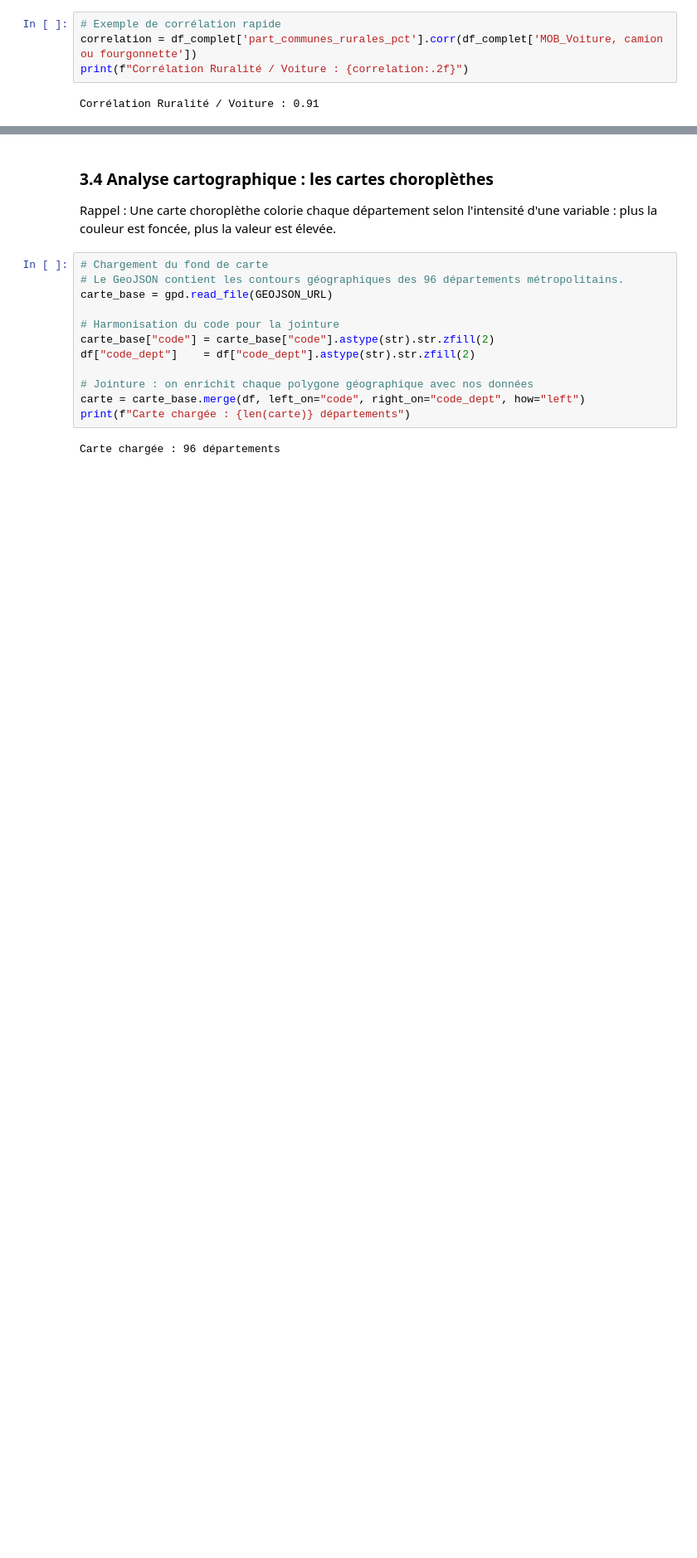
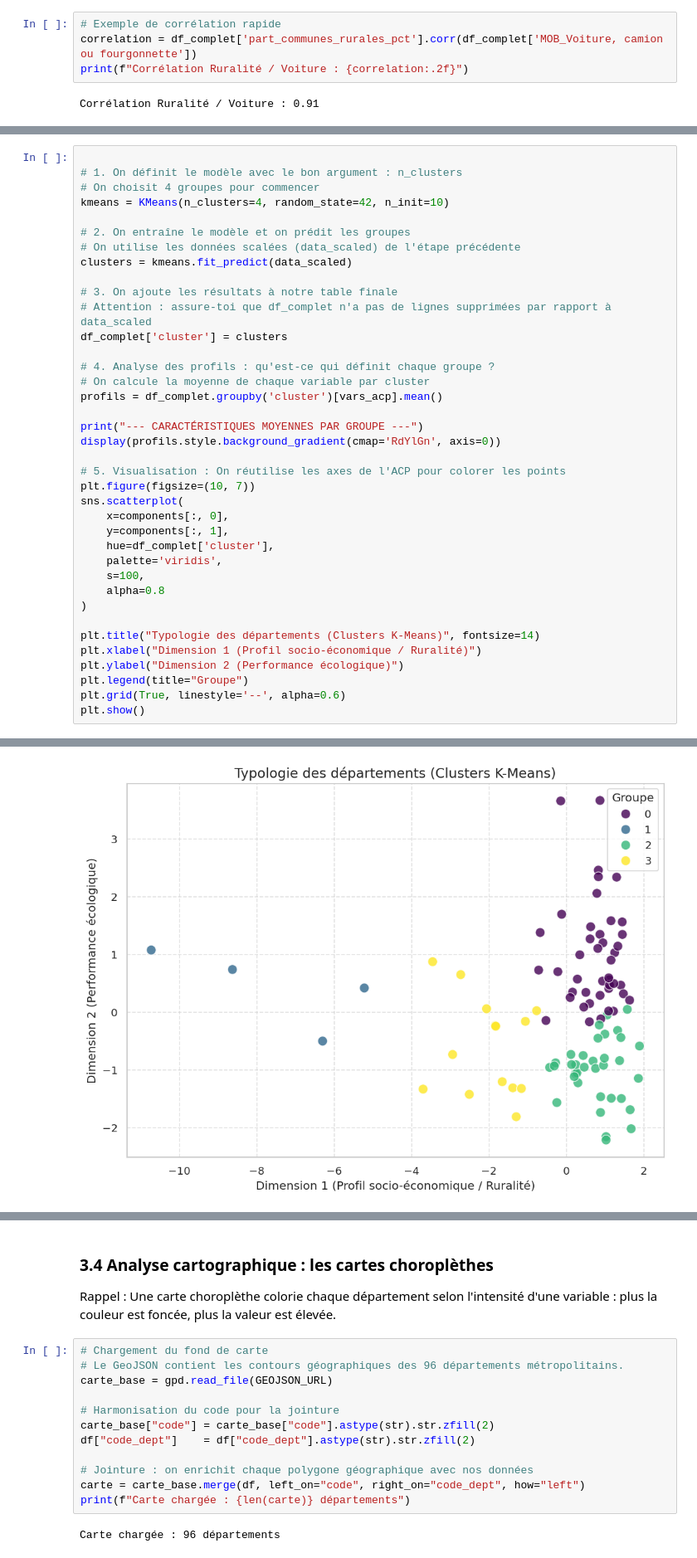
Before and after one commit to TeodoraHub/projet_pythonDS, a Jupyter notebook: recyclage_et_deplacements.ipynb, the cells around one changed output, grey strips where cells are left out. Shown at 83% size. Cells and saved outputs as stored; diff of their text form; blank space fills up the shorter version.

Commit message:
clustering à la place de l'ACP qui donne rien

```diff
--- a/recyclage_et_deplacements.ipynb
+++ b/recyclage_et_deplacements.ipynb
@@ -1498,0 +1462,39 @@ plt.show()
+# %%
+
+# 1. On définit le modèle avec le bon argument : n_clusters
+# On choisit 4 groupes pour commencer
+kmeans = KMeans(n_clusters=4, random_state=42, n_init=10)
+
+# 2. On entraîne le modèle et on prédit les groupes
+# On utilise les données scalées (data_scaled) de l'étape précédente
+clusters = kmeans.fit_predict(data_scaled)
+
+# 3. On ajoute les résultats à notre table finale
+# Attention : assure-toi que df_complet n'a pas de lignes supprimées par rapport à data_scaled
+df_complet['cluster'] = clusters
+
+# 4. Analyse des profils : qu'est-ce qui définit chaque groupe ?
+# On calcule la moyenne de chaque variable par cluster
+profils = df_complet.groupby('cluster')[vars_acp].mean()
+
+print("--- CARACTÉRISTIQUES MOYENNES PAR GROUPE ---")
+display(profils.style.background_gradient(cmap='RdYlGn', axis=0))
+
+# 5. Visualisation : On réutilise les axes de l'ACP pour colorer les points
+plt.figure(figsize=(10, 7))
+sns.scatterplot(
+    x=components[:, 0],
+    y=components[:, 1],
+    hue=df_complet['cluster'],
+    palette='viridis',
+    s=100,
+    alpha=0.8
+)
+
+plt.title("Typologie des départements (Clusters K-Means)", fontsize=14)
+plt.xlabel("Dimension 1 (Profil socio-économique / Ruralité)")
+plt.ylabel("Dimension 2 (Performance écologique)")
+plt.legend(title="Groupe")
+plt.grid(True, linestyle='--', alpha=0.6)
+plt.show()
+# %% [output]
@@ -1498,0 +1508 @@ plt.show()
+[figure, added]
```
Also changed, not shown: parts of 6 cells of this notebook.
